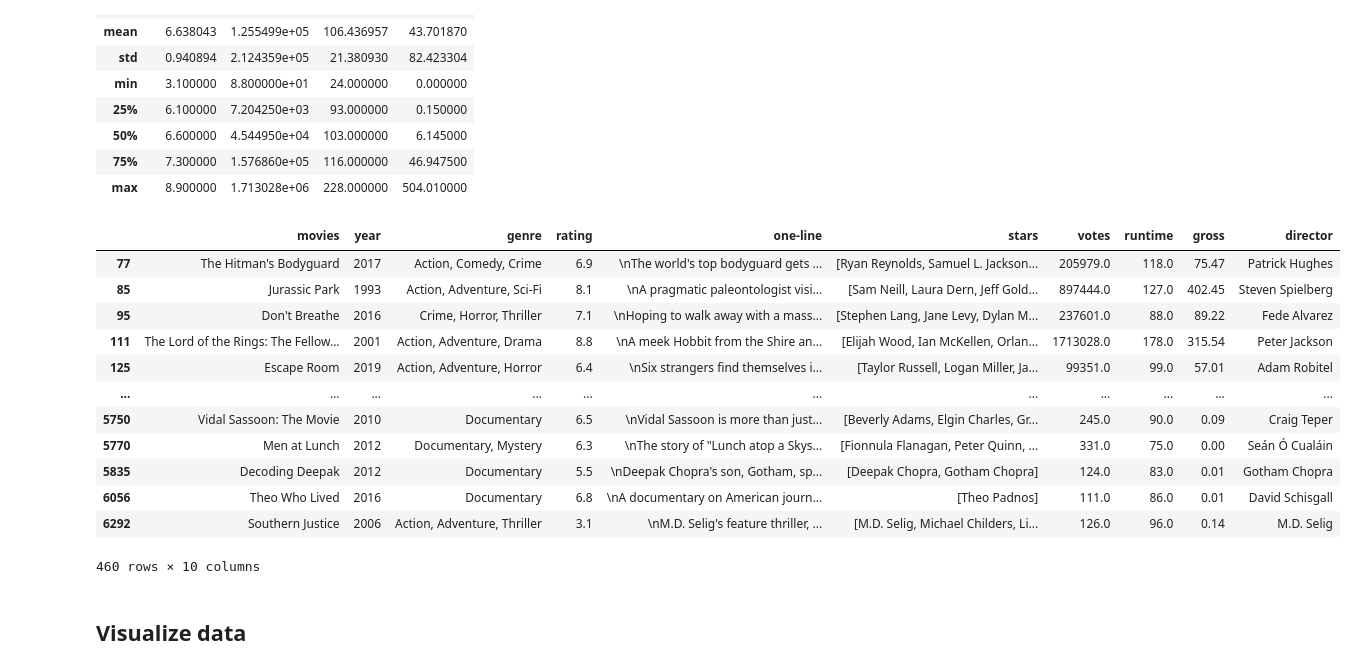
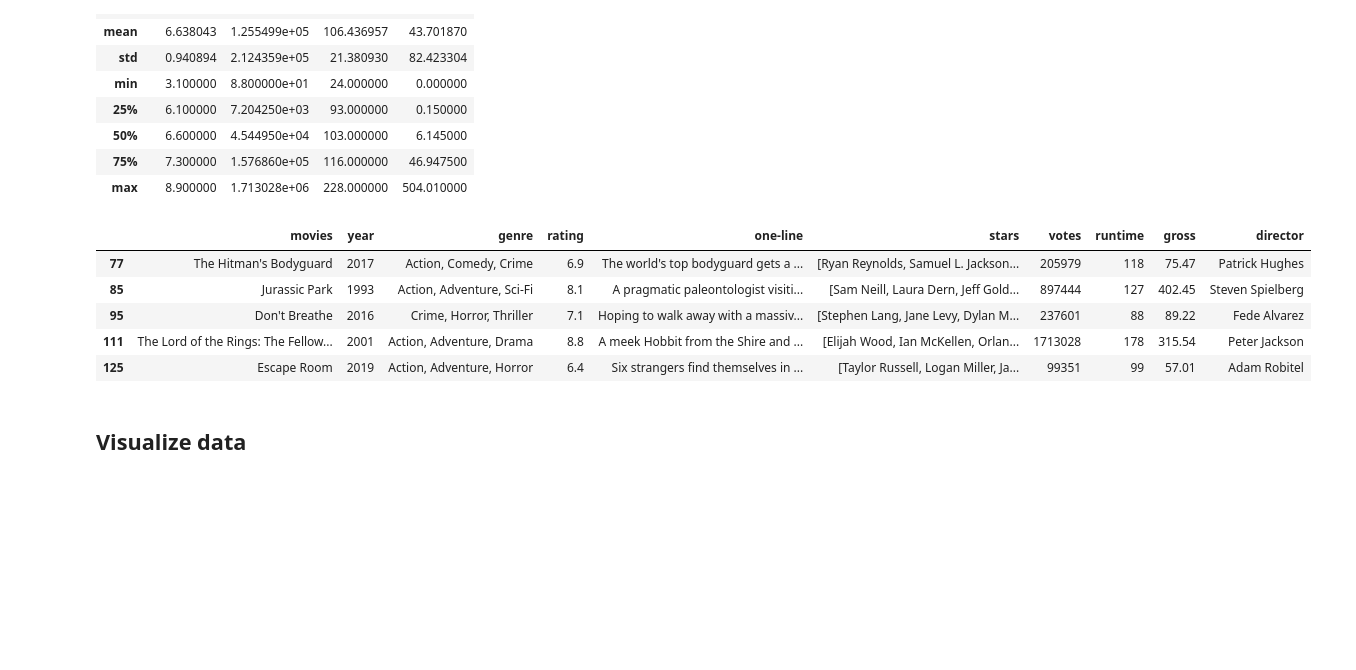
Before and after one commit to Suppalerkjrnon/Jr_labs, a Jupyter notebook: Kaggle Movie Dataset EDA.ipynb, the cells around one changed output. Saved outputs shown, nothing was run; the diff lists cells and outputs as text; code cells hidden in the pictures; blank space fills up the shorter version.

```diff
--- a/Kaggle Movie Dataset EDA.ipynb
+++ b/Kaggle Movie Dataset EDA.ipynb
@@ -390,18 +390,11 @@ movie_df.describe()
 | 75% | 7.300000 | 1.576860e+05 | 116.000000 | 46.947500 |
 | max | 8.900000 | 1.713028e+06 | 228.000000 | 504.010000 |
 # %%
-movie_df
+movie_df.head()
 # %% [output]
 |  | movies | year | genre | rating | one-line | stars | votes | runtime | gross | director |
-| 77 | The Hitman's Bodyguard | 2017 | Action, Comedy, Crime | 6.9 | \nThe world's top bodyguard gets ... | [Ryan Reynolds, Samuel L. Jackson... | 205979.0 | 118.0 | 75.47 | Patrick Hughes |
-| 85 | Jurassic Park | 1993 | Action, Adventure, Sci-Fi | 8.1 | \nA pragmatic paleontologist visi... | [Sam Neill, Laura Dern, Jeff Gold... | 897444.0 | 127.0 | 402.45 | Steven Spielberg |
-| 95 | Don't Breathe | 2016 | Crime, Horror, Thriller | 7.1 | \nHoping to walk away with a mass... | [Stephen Lang, Jane Levy, Dylan M... | 237601.0 | 88.0 | 89.22 | Fede Alvarez |
-| 111 | The Lord of the Rings: The Fellow... | 2001 | Action, Adventure, Drama | 8.8 | \nA meek Hobbit from the Shire an... | [Elijah Wood, Ian McKellen, Orlan... | 1713028.0 | 178.0 | 315.54 | Peter Jackson |
-| 125 | Escape Room | 2019 | Action, Adventure, Horror | 6.4 | \nSix strangers find themselves i... | [Taylor Russell, Logan Miller, Ja... | 99351.0 | 99.0 | 57.01 | Adam Robitel |
-| ... | ... | ... | ... | ... | ... | ... | ... | ... | ... | ... |
-| 5750 | Vidal Sassoon: The Movie | 2010 | Documentary | 6.5 | \nVidal Sassoon is more than just... | [Beverly Adams, Elgin Charles, Gr... | 245.0 | 90.0 | 0.09 | Craig Teper |
-| 5770 | Men at Lunch | 2012 | Documentary, Mystery | 6.3 | \nThe story of "Lunch atop a Skys... | [Fionnula Flanagan, Peter Quinn, ... | 331.0 | 75.0 | 0.00 | Seán Ó Cualáin |
-| 5835 | Decoding Deepak | 2012 | Documentary | 5.5 | \nDeepak Chopra's son, Gotham, sp... | [Deepak Chopra, Gotham Chopra] | 124.0 | 83.0 | 0.01 | Gotham Chopra |
-| 6056 | Theo Who Lived | 2016 | Documentary | 6.8 | \nA documentary on American journ... | [Theo Padnos] | 111.0 | 86.0 | 0.01 | David Schisgall |
-| 6292 | Southern Justice | 2006 | Action, Adventure, Thriller | 3.1 | \nM.D. Selig's feature thriller, ... | [M.D. Selig, Michael Childers, Li... | 126.0 | 96.0 | 0.14 | M.D. Selig |
+| 77 | The Hitman's Bodyguard | 2017 | Action, Comedy, Crime | 6.9 | The world's top bodyguard gets a ... | [Ryan Reynolds, Samuel L. Jackson... | 205979 | 118 | 75.47 | Patrick Hughes |
+| 85 | Jurassic Park | 1993 | Action, Adventure, Sci-Fi | 8.1 | A pragmatic paleontologist visiti... | [Sam Neill, Laura Dern, Jeff Gold... | 897444 | 127 | 402.45 | Steven Spielberg |
+| 95 | Don't Breathe | 2016 | Crime, Horror, Thriller | 7.1 | Hoping to walk away with a massiv... | [Stephen Lang, Jane Levy, Dylan M... | 237601 | 88 | 89.22 | Fede Alvarez |
+| 111 | The Lord of the Rings: The Fellow... | 2001 | Action, Adventure, Drama | 8.8 | A meek Hobbit from the Shire and ... | [Elijah Wood, Ian McKellen, Orlan... | 1713028 | 178 | 315.54 | Peter Jackson |
+| 125 | Escape Room | 2019 | Action, Adventure, Horror | 6.4 | Six strangers find themselves in ... | [Taylor Russell, Logan Miller, Ja... | 99351 | 99 | 57.01 | Adam Robitel |
-460 rows × 10 columns
```
Also changed, not shown: parts of 2 cells of this notebook.
